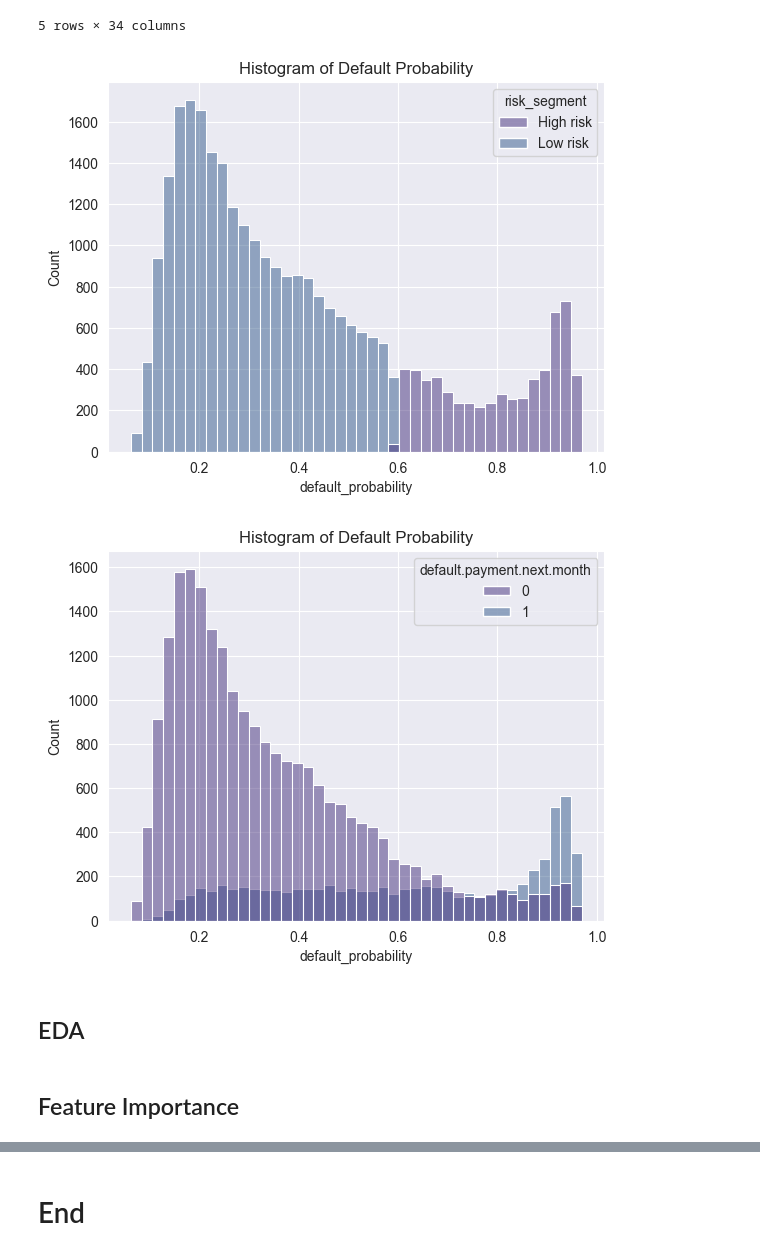
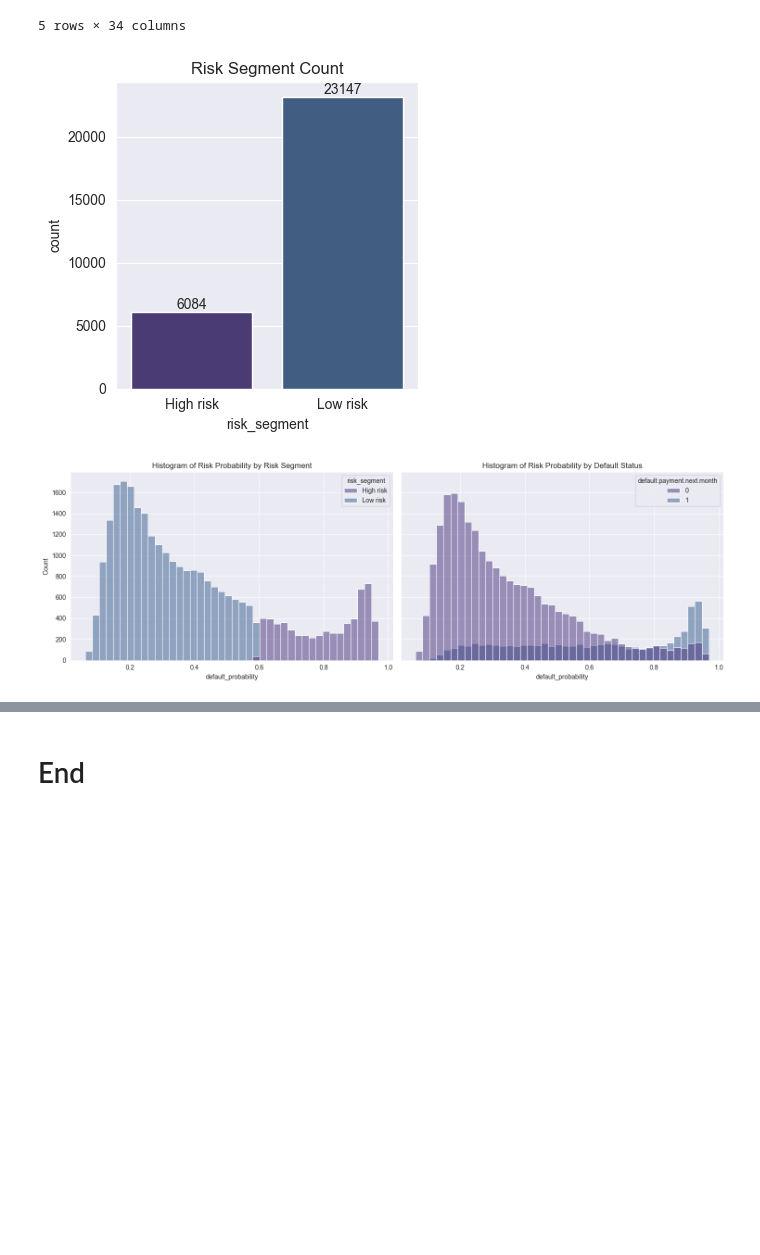
Before and after one commit to pokkyy/Default-Risk-Segmentation, a Jupyter notebook: DefaultRiskProbability.ipynb, the cells around one changed output, grey strips where cells are left out. Drawn from its saved outputs; the diff is of its cells as text; code cells hidden in the pictures; blank space fills up the shorter version.

Commit message:
risk segment eda

```diff
--- a/DefaultRiskProbability.ipynb
+++ b/DefaultRiskProbability.ipynb
@@ -918,4 +920,14 @@ display(df.head())
 | 4 | 5 | 50000.0 | Male | University | Married | 57 | -1 | 0 | -1 | 0 | ... |
 5 rows × 34 columns
 # %%
-target = 'risk_segment'
+plt.figure(figsize=(4,4))
+ax = sns.countplot(data=df, x=target)
+
+for container in ax.containers:
+    ax.bar_label(container)
+
+plt.title('Risk Segment Count')
+plt.tight_layout()
+plt.show()
+# %% [output]
+[figure, added]
@@ -924,16 +934,13 @@ target = 'risk_segment'
 # %%
-sns.histplot(data=df, x='default_probability', hue=target)
-plt.title('Histogram of Default Probability')
+fig, axes = plt.subplots(1, 2, figsize=(15, 5), sharey=True, sharex=True)
+
+sns.histplot(data=df, x='default_probability', hue=target, ax=axes[0])
+axes[0].set_title('Histogram of Risk Probability by Risk Segment')
+
+sns.histplot(data=df, x='default_probability', hue='default.payment.next.month', ax=axes[1])
+axes[1].set_title('Histogram of Risk Probability by Default Status')
+
+plt.tight_layout()
 plt.show()
 # %% [output]
-[figure, old version]
+[figure, new version]
-# %%
-sns.histplot(data=df, x='default_probability', hue='default.payment.next.month')
-plt.title('Histogram of Default Probability')
-plt.show()
-# %% [output]
-[figure, removed]
-# %% [markdown]
-## EDA
-# %% [markdown]
-## Feature Importance
```
Also changed, not shown: parts of 4 cells of this notebook.
